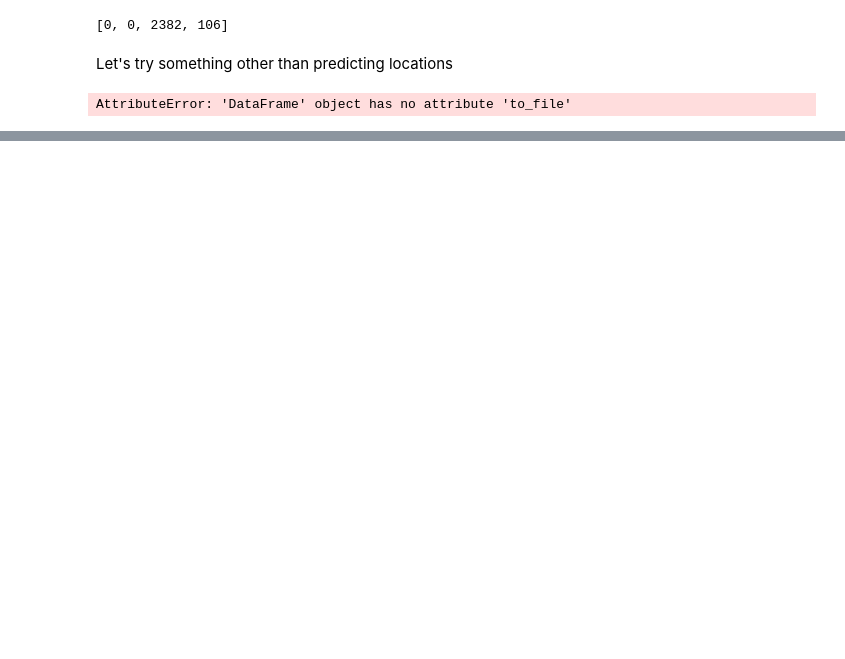
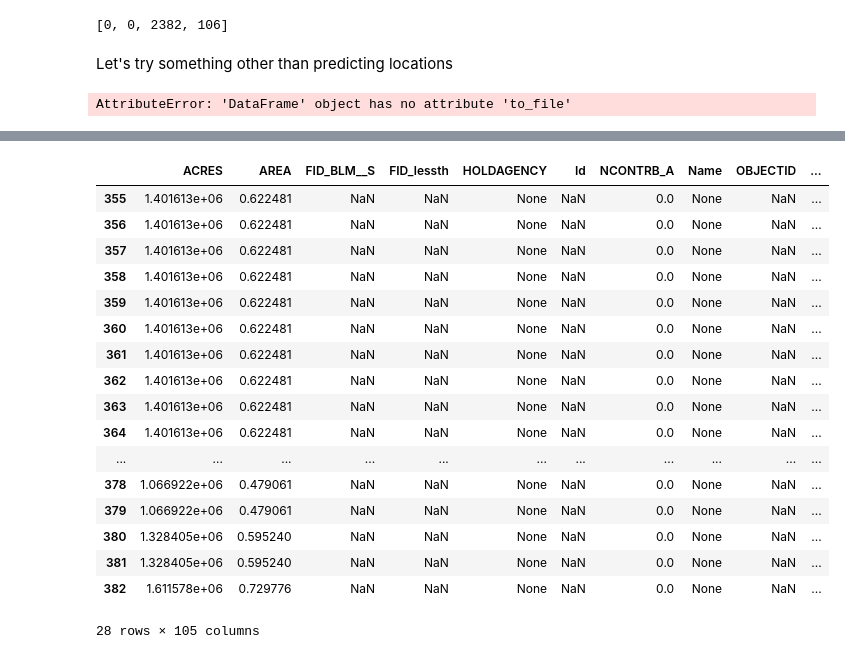
Before and after one commit to jessepisel/criticalandstrategic, a Jupyter notebook: USGS sample validation.ipynb, the cells around one changed output, grey strips where cells are left out. Cells and saved outputs as stored; diff of their text form; code cells hidden in the pictures; blank space fills up the shorter version.

```diff
--- a/USGS sample validation.ipynb
+++ b/USGS sample validation.ipynb
@@ -110,0 +167,24 @@ rocks[rocks['lab_id'] == selectedSamples.iloc[50].lab_id].filter(like=selectedSa
+# %%
+t['predicted'] = flat_preds
+t['actual'] = flat_actual
+# %%
+t[t['element'] == t.element.unique()[6]]
+# %% [output]
+|  | ACRES | AREA | FID_BLM__S | FID_lessth | HOLDAGENCY | Id | NCONTRB_A | Name | OBJECTID | ... |
+| 355 | 1.401613e+06 | 0.622481 | NaN | NaN | None | NaN | 0.0 | None | NaN | ... |
+| 356 | 1.401613e+06 | 0.622481 | NaN | NaN | None | NaN | 0.0 | None | NaN | ... |
+| 357 | 1.401613e+06 | 0.622481 | NaN | NaN | None | NaN | 0.0 | None | NaN | ... |
+| 358 | 1.401613e+06 | 0.622481 | NaN | NaN | None | NaN | 0.0 | None | NaN | ... |
+| 359 | 1.401613e+06 | 0.622481 | NaN | NaN | None | NaN | 0.0 | None | NaN | ... |
+| 360 | 1.401613e+06 | 0.622481 | NaN | NaN | None | NaN | 0.0 | None | NaN | ... |
+| 361 | 1.401613e+06 | 0.622481 | NaN | NaN | None | NaN | 0.0 | None | NaN | ... |
+| 362 | 1.401613e+06 | 0.622481 | NaN | NaN | None | NaN | 0.0 | None | NaN | ... |
+| 363 | 1.401613e+06 | 0.622481 | NaN | NaN | None | NaN | 0.0 | None | NaN | ... |
+| 364 | 1.401613e+06 | 0.622481 | NaN | NaN | None | NaN | 0.0 | None | NaN | ... |
+| ... | ... | ... | ... | ... | ... | ... | ... | ... | ... | ... |
+| 378 | 1.066922e+06 | 0.479061 | NaN | NaN | None | NaN | 0.0 | None | NaN | ... |
+| 379 | 1.066922e+06 | 0.479061 | NaN | NaN | None | NaN | 0.0 | None | NaN | ... |
+| 380 | 1.328405e+06 | 0.595240 | NaN | NaN | None | NaN | 0.0 | None | NaN | ... |
+| 381 | 1.328405e+06 | 0.595240 | NaN | NaN | None | NaN | 0.0 | None | NaN | ... |
+| 382 | 1.611578e+06 | 0.729776 | NaN | NaN | None | NaN | 0.0 | None | NaN | ... |
+28 rows × 105 columns
```
Also changed, not shown: parts of 22 cells of this notebook.
